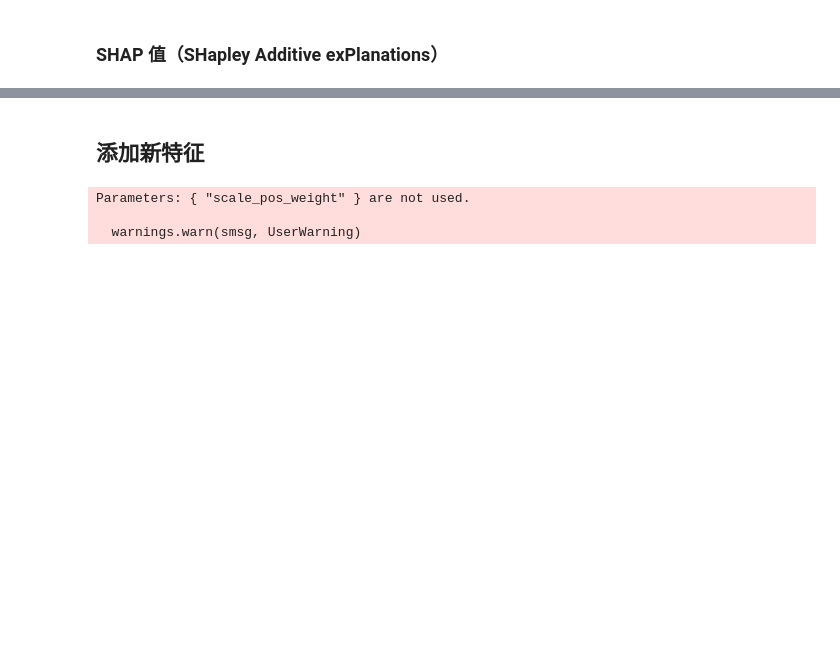
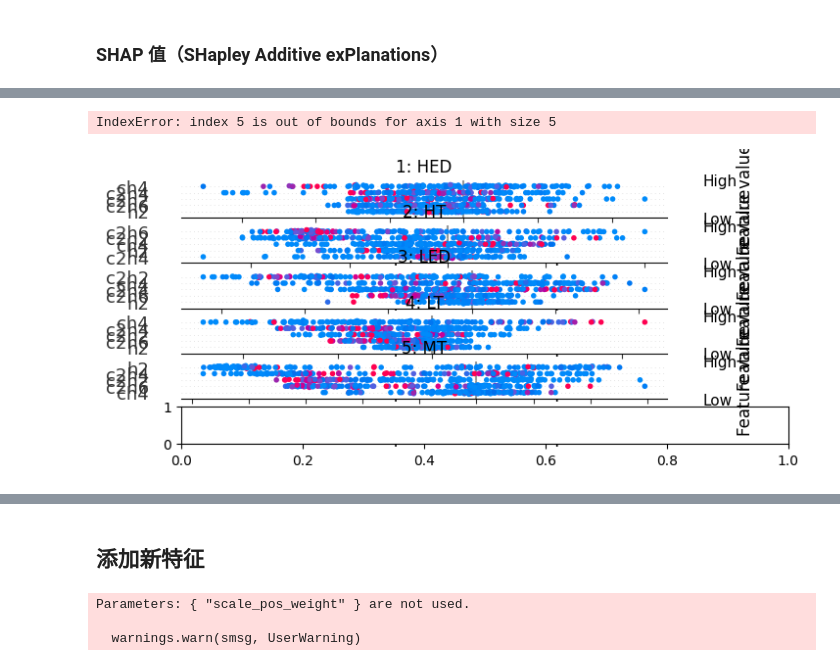
Before and after one commit to Sihan0229/DGA, a Jupyter notebook: Dissolved-Gas-Analysis/dga_mydata.ipynb, the cells around one changed output, grey strips where cells are left out. Cells and saved outputs as stored; diff of their text form; code cells hidden in the pictures; blank space fills up the shorter version.

```diff
--- a/Dissolved-Gas-Analysis/dga_mydata.ipynb
+++ b/Dissolved-Gas-Analysis/dga_mydata.ipynb
@@ -526,3 +558,39 @@ ModuleNotFoundError: No module named 'cloudpickle'
+# %%
+import shap
+import pandas as pd
+import matplotlib.pyplot as plt
+
+# 假设 xgb1 和 X_test 已经定义，并且 X_test 是一个 Pandas DataFrame
+
+# 确保 X_test 是 Pandas DataFrame
+if not isinstance(X_test, pd.DataFrame):
+    raise TypeError("X_test must be a pandas DataFrame.")
+
+# 使用 TreeExplainer 计算 SHAP 值
+explainer = shap.TreeExplainer(xgb1)
+shap_values = explainer.shap_values(X_test)
+
+# 类别名称
+class_names = ['HED', 'HT', 'LED', 'LT', 'MT', 'PD']
+
+# 创建一个六行一列的子图
+fig, axes = plt.subplots(6, 1, figsize=(100, 20))  # 调整 figsize 以适应你的需求
+
+# 遍历每个类别并绘制 summary plot
+for class_index, class_name in enumerate(class_names):
+    shap_values_class = shap_values[:, class_index, :]
+    shap_values_class = shap_values_class[:, :-1]  # 移除常量偏移列
+
+    plt.sca(axes[class_index]) #set current axes.
+    shap.summary_plot(shap_values_class, X_test, feature_names=X_test.columns, show=False)
+    axes[class_index].set_title(f"{class_index + 1}: {class_name}")
+
+# 显示图像
+plt.tight_layout()  # 调整子图布局
+plt.show()
+# %% [output]
+IndexError: index 5 is out of bounds for axis 1 with size 5
+[figure, added]
 # %%
 from sklearn.metrics import classification_report, confusion_matrix, accuracy_score
 result = confusion_matrix(y_test, preds)
```
Also changed, not shown: parts of 31 cells of this notebook, 4 other files.
